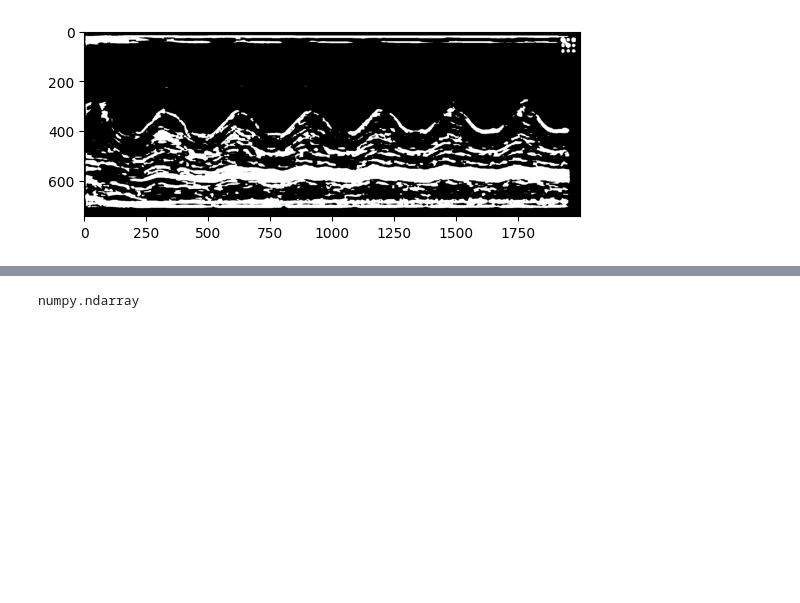
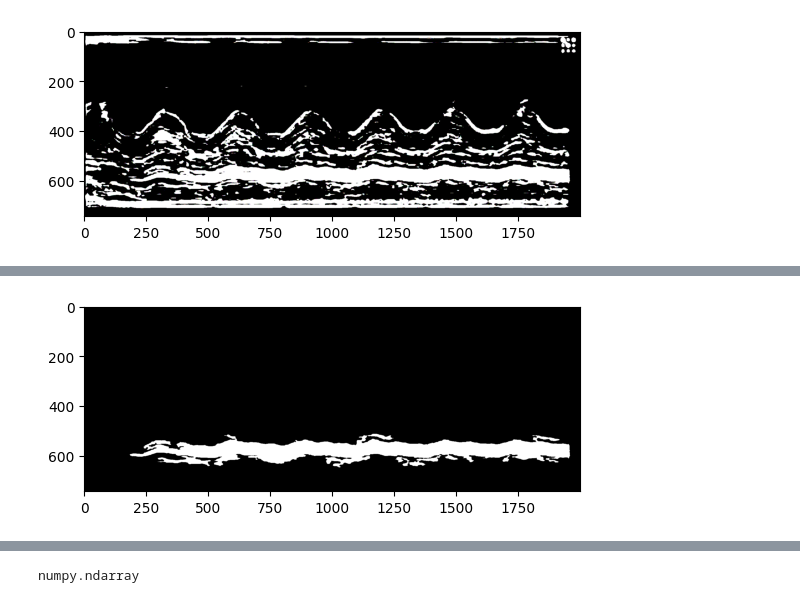
Before and after one commit to Onebu/HackMarato, a Jupyter notebook: cor.ipynb, the cells around one changed output, grey strips where cells are left out. Cells and saved outputs as stored; diff of their text form; code cells hidden in the pictures; blank space fills up the shorter version.

```diff
--- a/cor.ipynb
+++ b/cor.ipynb
@@ -98,2 +109,2 @@ print(contours[len(contours)-1])
 # %%
-mask2 = np.ones(img.shape[:2], dtype="uint8") * 255
+mask2 = np.ones(thresh1.shape[:2], dtype="uint8") * 255
@@ -99,0 +131,4 @@ mask2 = np.ones(img.shape[:2], dtype="uint8") * 255
+# %%
+implot = plt.imshow(255-mask2, cmap='gray')
+# %% [output]
+[figure, added]
```
Also changed, not shown: parts of 18 cells of this notebook.
